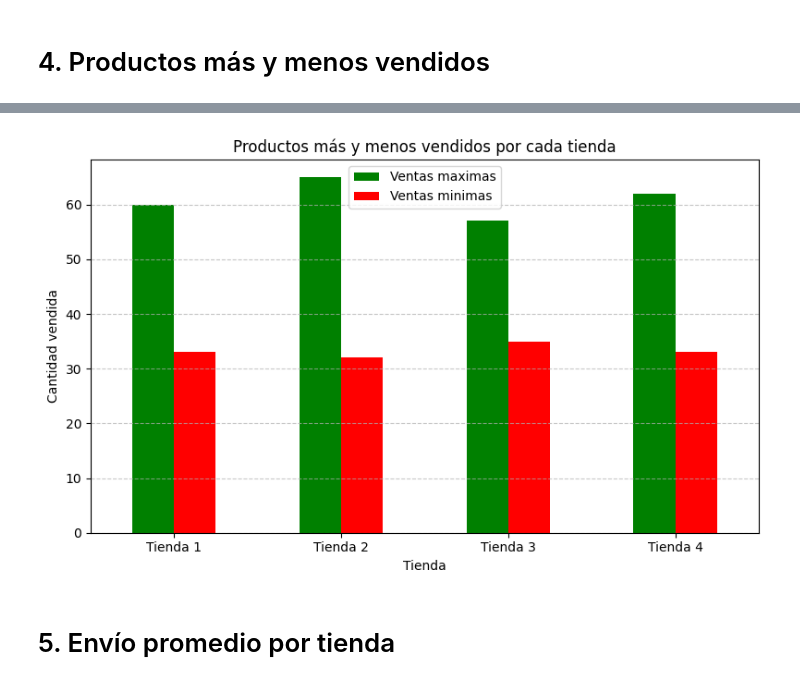
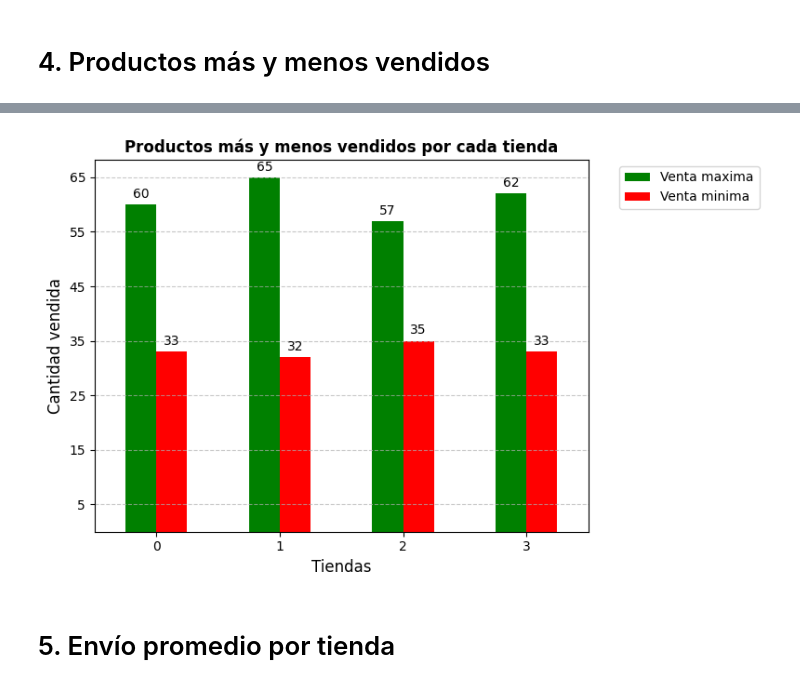
Before and after one commit to Jhon-theone/challenge1-data-science-latam, a Jupyter notebook: AluraStoreLatam.ipynb, the cells around one changed output, grey strips where cells are left out. Cells and saved outputs as stored; diff of their text form; code cells hidden in the pictures.

```diff
--- a/AluraStoreLatam.ipynb
+++ b/AluraStoreLatam.ipynb
@@ -188,9 +157,9 @@ for nombre, serie in tiendas.items():
         resultados.append({
         'Tienda': nombre,
         'Más vendido': serie.idxmax(),
-        'Ventas maximas': serie.max(),
+        'Venta maxima': serie.max(),
         'Menos vendido': serie.idxmin(),
-        'Ventas minimas': serie.min()
+        'Venta minima': serie.min()
     })
 
 df_resumen = pd.DataFrame(resultados)
@@ -221,18 +174,25 @@ import matplotlib.pyplot as plt
 # %%
 ax = df_resumen.plot(
-    x= 'Tienda',
     kind='bar',
     figsize=(8,5),
     color=['green', 'red'],
-    title='Productos más y menos vendidos por cada tienda'
 )
 
-plt.ylabel('Cantidad vendida')
+plt.title('Productos más y menos vendidos por cada tienda', fontsize=12, fontweight='bold')
+plt.xlabel('Tiendas', fontsize=12)
+plt.ylabel('Cantidad vendida', fontsize=12)
+plt.yticks(range(5, 70, 10))
 plt.xticks(rotation=0)
 plt.grid(True, axis='y', linestyle='--', alpha=0.7)
+plt.legend(bbox_to_anchor=(1.05,1), loc='upper left')
+
+
+for container in ax.containers:
+    ax.bar_label(container, label_type='edge', padding=3)
+
 plt.tight_layout()
 plt.show()
 # %% [output]
-[figure, old version]
+[figure, new version]
 # %% [markdown]
 # 5. Envío promedio por tienda
```
Also changed, not shown: parts of 23 cells of this notebook.
